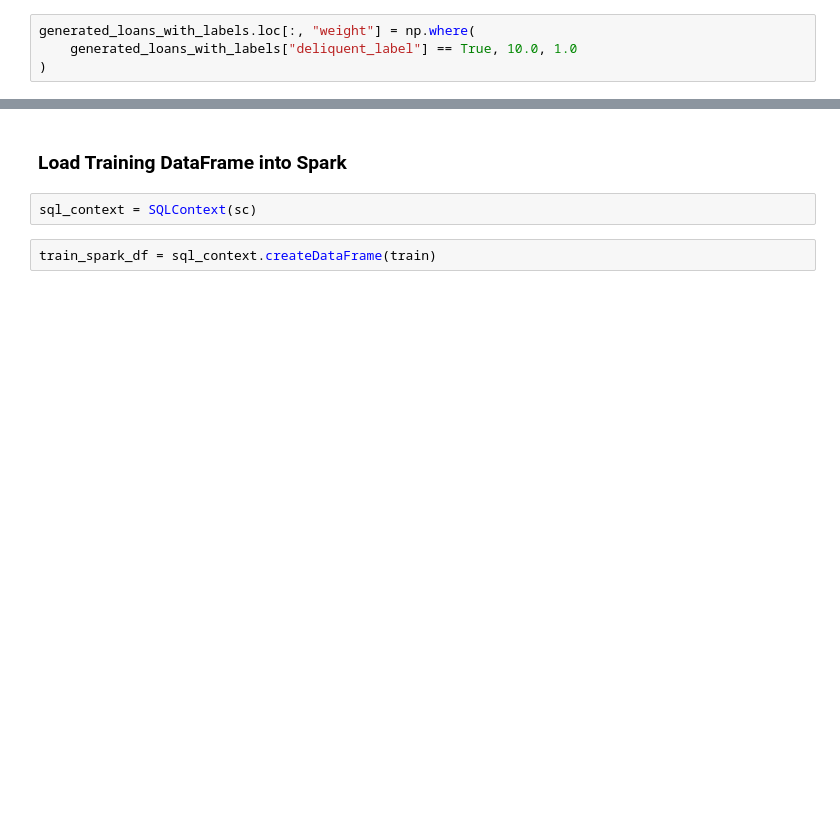
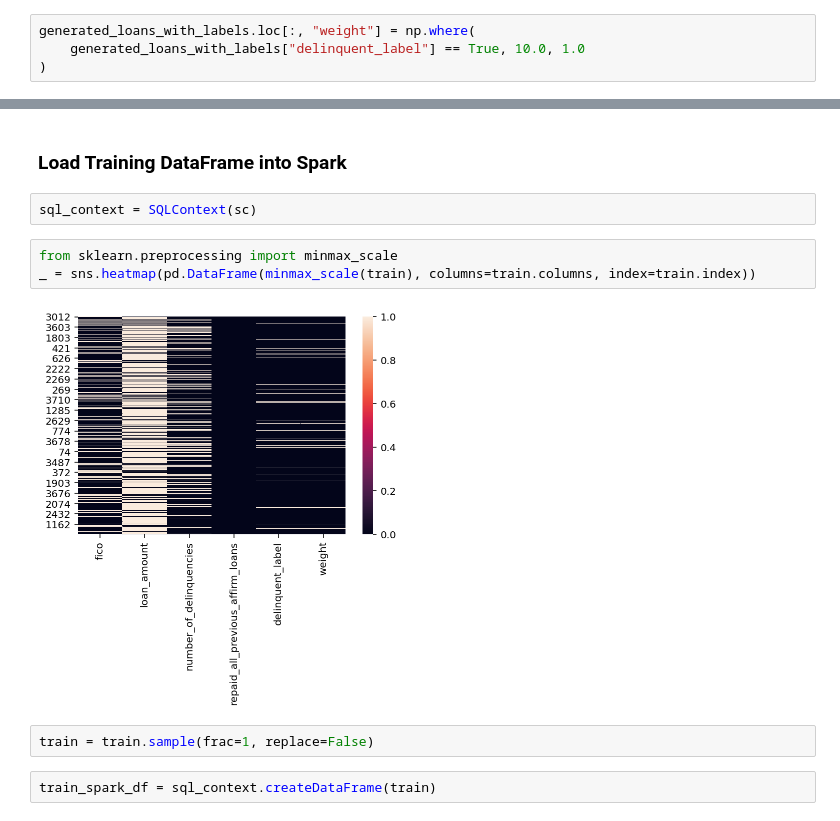
Before and after one commit to Affirm/shparkley, a Jupyter notebook: examples/simple.ipynb, the cells around one changed output, grey strips where cells are left out. Saved outputs shown, nothing was run; the diff lists cells and outputs as text; blank space fills up the shorter version.

```diff
--- a/examples/simple.ipynb
+++ b/examples/simple.ipynb
@@ -309,7 +309,7 @@ N_ESTIMATORS = 3
 ## Add high weights to handle unbalanced DQ
 # %%
 generated_loans_with_labels.loc[:, "weight"] = np.where(
-    generated_loans_with_labels["deliquent_label"] == True, 10.0, 1.0
+    generated_loans_with_labels["delinquent_label"] == True, 10.0, 1.0
 )
 # %%
 np.random.seed(42)
@@ -439,6 +439,13 @@ model_with_shparkley_interface.get_required_features()
 ### Load Training DataFrame into Spark
 # %%
 sql_context = SQLContext(sc)
+# %%
+from sklearn.preprocessing import minmax_scale
+_ = sns.heatmap(pd.DataFrame(minmax_scale(train), columns=train.columns, index=train.index))
+# %% [output]
+[figure, added]
+# %%
+train = train.sample(frac=1, replace=False)
 # %%
 train_spark_df = sql_context.createDataFrame(train)
 # %%
```
Also changed, not shown: parts of 24 cells of this notebook.
